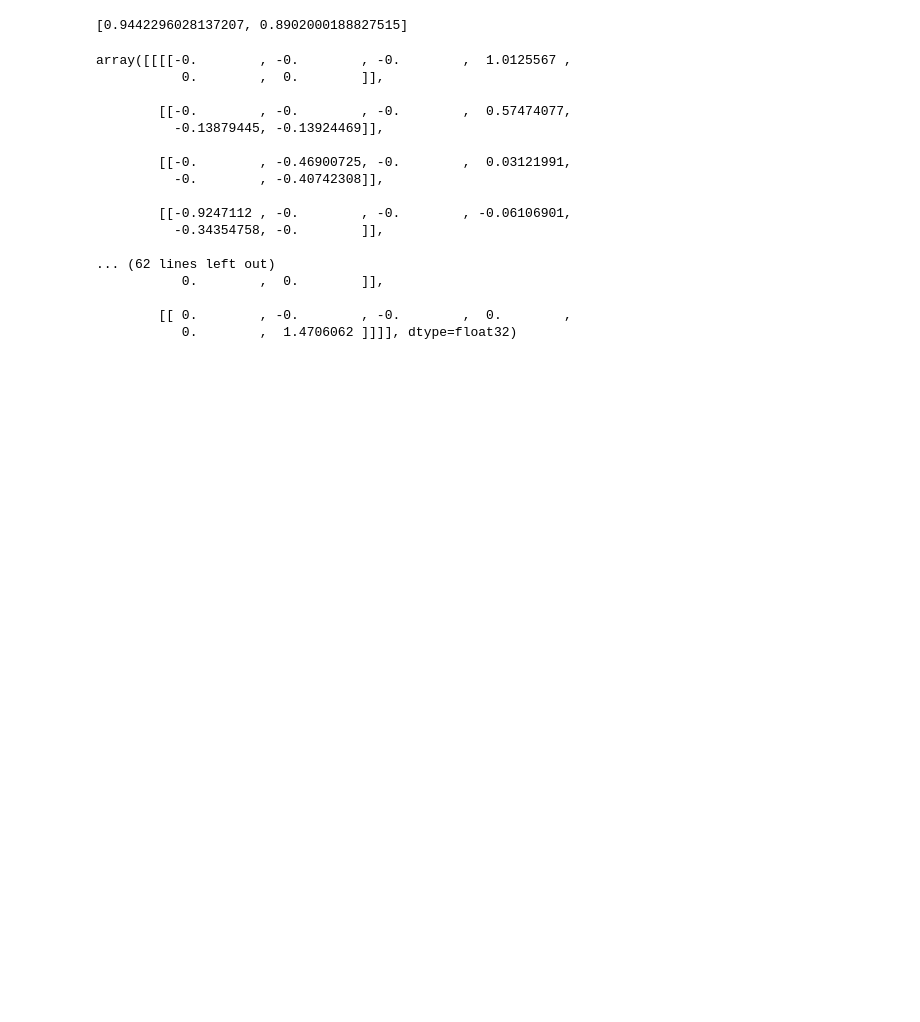
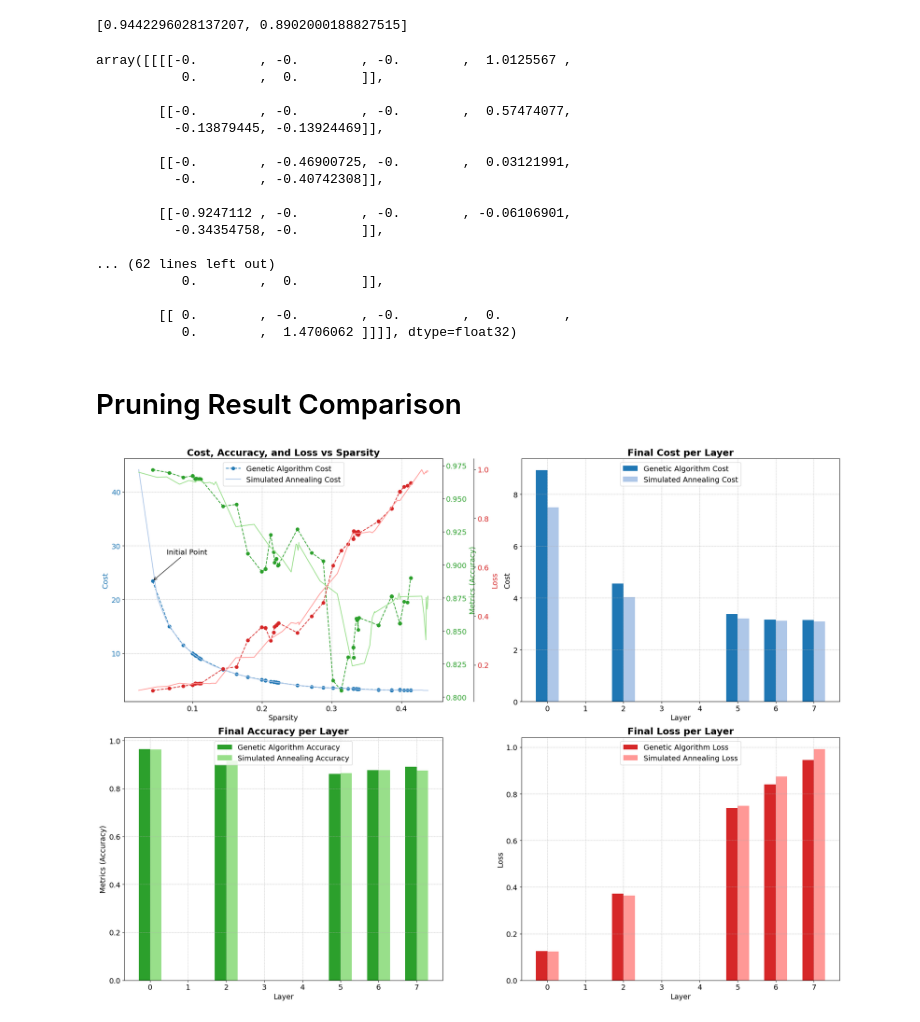
Before and after one commit to 18520339/unstructured-local-search-pruning, a Jupyter notebook: source.ipynb, the cells around one changed output. Saved outputs shown, nothing was run; the diff lists cells and outputs as text; code cells hidden in the pictures; blank space fills up the shorter version.

Commit message:
Add pruning notebook with small modifications for module files

```diff
--- a/source.ipynb
+++ b/source.ipynb
@@ -205,3 +210,15 @@ array([[[[-0.        , -0.        , -0.        ,  1.0125567 ,
 
         [[ 0.        , -0.        , -0.        ,  0.        ,
            0.        ,  1.4706062 ]]]], dtype=float32)
+# %% [markdown]
+# Pruning Result Comparison
+# %%
+sa_df = pd.read_csv('simulated_annealing.csv')
+ga_df = pd.read_csv('genetic_algorithm.csv')
+
+# Group the history by layers and get the final results for each layer (last entries for each layer)
+sa_by_layers = sa_df.groupby('layer').tail(1)
+ga_by_layers = ga_df.groupby('layer').tail(1)
+visualize_pruning_results(ga_df, sa_df, ga_by_layers, sa_by_layers, figsize=(20, 15))
+# %% [output]
+[figure, added]
```
Also changed, not shown: parts of 13 cells of this notebook, 2 other files.
